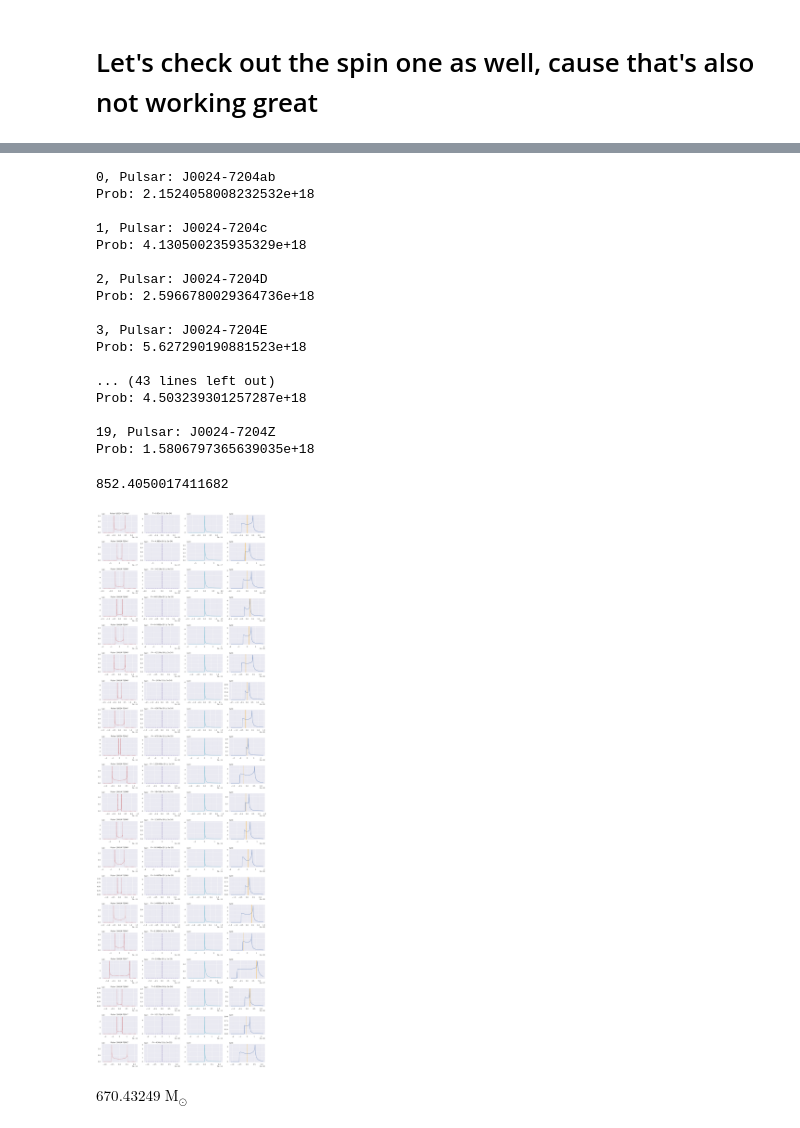
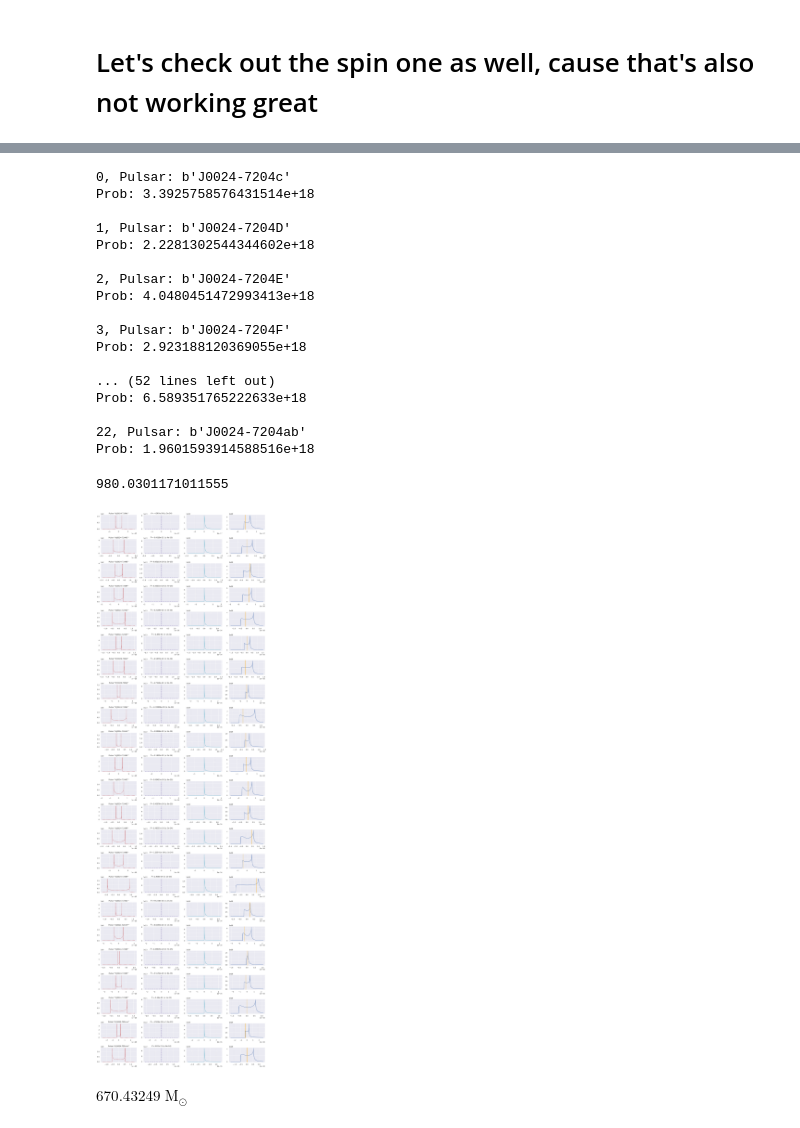
Before and after one commit to nmdickson/GCfit, a Jupyter notebook: pulsar_testing/orbital_bugfixes.ipynb, the cells around one changed output, grey strips where cells are left out. Drawn from its saved outputs; the diff is of its cells as text; code cells hidden in the pictures.

Commit message:
add 3 more pulsars

```diff
--- a/pulsar_testing/orbital_bugfixes.ipynb
+++ b/pulsar_testing/orbital_bugfixes.ipynb
@@ -256,7 +256,7 @@ def likelihood_pulsar_spin(model, pulsars, Pdot_kde, cluster_μ, coords, *, mass
         # Get this pulsars necessary data
         # ------------------------------------------------------------------
 
-        id_ = pulsars['id'][i].value.decode()
+        id_ = pulsars['id'][i]
         axrow[0].set_title(f'Pulsar "{id_}"')
 
         print(f"{i}, Pulsar: {id_}")
@@ -412,0 +417,12 @@ def likelihood_pulsar_spin(model, pulsars, Pdot_kde, cluster_μ, coords, *, mass
+# %%
+more_pulsars = QTable.read("47Tuc_spin_periods.dat", format="ascii")
+# %%
+
+more_pulsars["r"] <<= u.pc
+more_pulsars["P"] <<= u.s
+more_pulsars["Pdot_meas"] <<= u.s
+more_pulsars["ΔPdot_meas"] <<= u.dimensionless_unscaled
+more_pulsars["Pdot_meas"] <<= u.s
+
+more_pulsars.mdata = {}
+more_pulsars.mdata["m"] = 1.6
@@ -413,25 +452,25 @@ def likelihood_pulsar_spin(model, pulsars, Pdot_kde, cluster_μ, coords, *, mass
 # %%
-likelihood_pulsar_spin(model, obs['pulsar/spin'], None, μ, crd)
+likelihood_pulsar_spin(model, more_pulsars, None, μ, crd)
 # %% [output]
-0, Pulsar: J0024-7204ab
-Prob: 2.1524058008232532e+18
+0, Pulsar: b'J0024-7204c'
+Prob: 3.3925758576431514e+18
 
-1, Pulsar: J0024-7204c
-Prob: 4.130500235935329e+18
+1, Pulsar: b'J0024-7204D'
+Prob: 2.2281302544344602e+18
 
-2, Pulsar: J0024-7204D
-Prob: 2.5966780029364736e+18
+2, Pulsar: b'J0024-7204E'
+Prob: 4.0480451472993413e+18
 
-3, Pulsar: J0024-7204E
-Prob: 5.627290190881523e+18
+3, Pulsar: b'J0024-7204F'
+Prob: 2.923188120369055e+18
 
-... (43 lines left out)
-Prob: 4.503239301257287e+18
+... (52 lines left out)
+Prob: 6.589351765222633e+18
 
-19, Pulsar: J0024-7204Z
-Prob: 1.5806797365639035e+18
+22, Pulsar: b'J0024-7204ab'
+Prob: 1.9601593914588516e+18
-852.4050017411682
+980.0301171011555
-[figure, old version]
+[figure, new version]
 # %%
 plt.close("all")
 # %%
```
Also changed, not shown: parts of 3 cells of this notebook, 1 other file.
